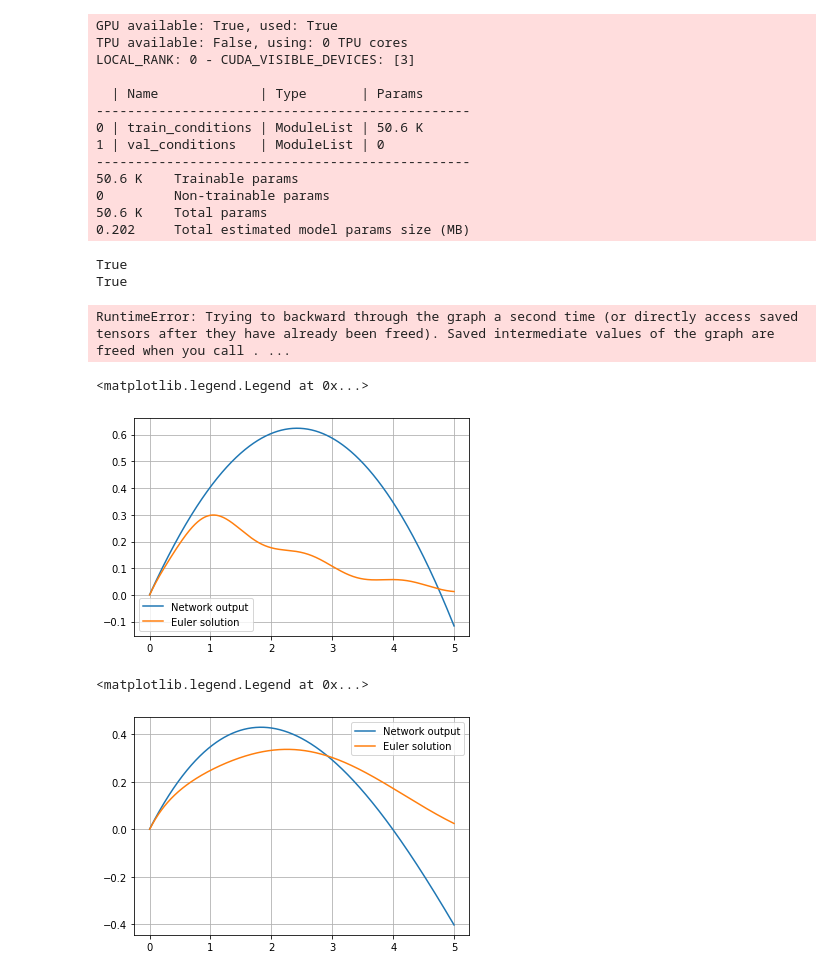
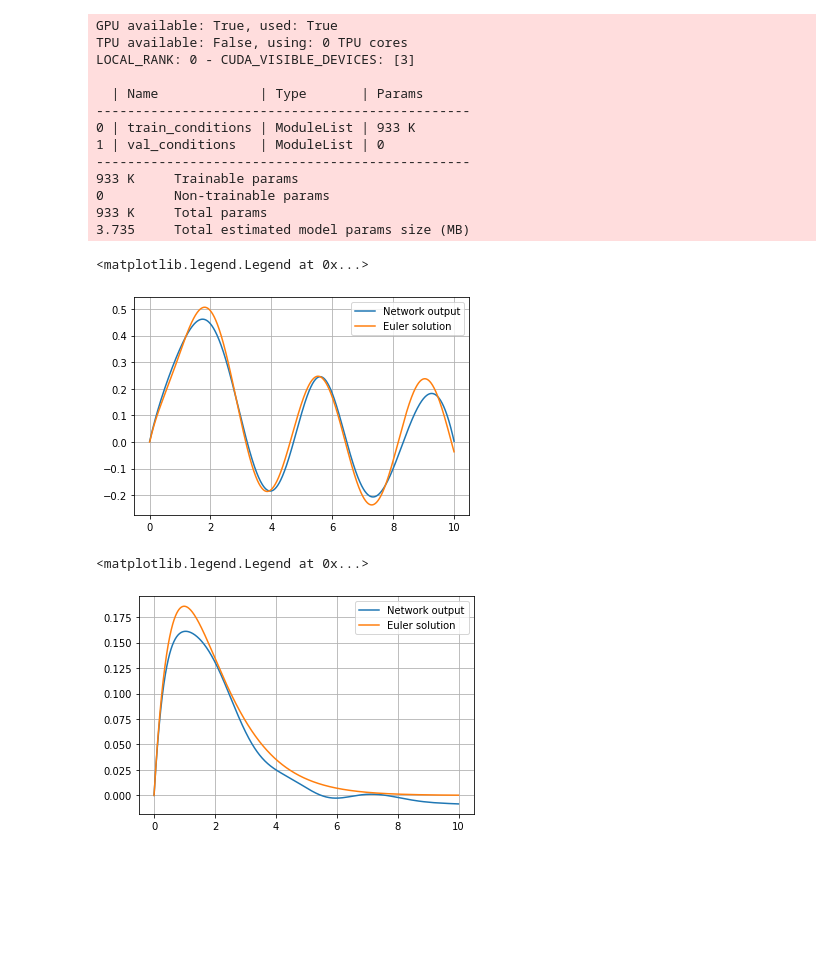
Before and after one commit to boschresearch/torchphysics, a Jupyter notebook: examples/deeponet/oscillator.ipynb, the cells around one changed output. Drawn from its saved outputs; the diff is of its cells as text; code cells hidden in the pictures; blank space fills up the shorter version.

Commit message:
add general 1D convolutional branchnet
Signed-off-by: Tom Freudenberg <tomfre@uni-bremen.de>

```diff
--- a/examples/deeponet/oscillator.ipynb
+++ b/examples/deeponet/oscillator.ipynb
@@ -7,7 +7,7 @@ import pytorch_lightning as pl
 # %%
 # Problem params:
 x0 = [0.0, 0.5] # inital position/speed
-t_end = 5 # sec
+t_end = 10 # sec
 D = 1
 omega_0 = 1
 mu = 0.75
@@ -19,10 +19,10 @@ K2 = tp.spaces.R1('k2') # parameter
 F = tp.spaces.R1('f') # function output space name
 # Domains
 A_t = tp.domains.Interval(T, 0.0, t_end)
-K_int = tp.domains.Interval(K1, 0, 3)
-K_int2 = tp.domains.Interval(K2, 0, 2)
-#Sampler
-inner_sampler = tp.samplers.RandomUniformSampler(A_t, n_points = 4000)
+K_int = tp.domains.Interval(K1, 0, 2)
+K_int2 = tp.domains.Interval(K2, 5, 10)
+#Sampler (for inner sampler add the left boundary, else delta right-hand side can't be learned)
+inner_sampler = tp.samplers.RandomUniformSampler(A_t, n_points = 4000) + tp.samplers.GridSampler(A_t.boundary_left, n_points = 1).make_static()
 initial_u_sampler = tp.samplers.GridSampler(A_t.boundary_left, n_points = 1).make_static()
 initial_v_sampler = tp.samplers.GridSampler(A_t.boundary_left, n_points = 1).make_static()
 # %%
@@ -38,4 +43,17 @@ Fn_set = tp.domains.CustomFunctionSet(Fn_space, param_sampler, f1)
 # %%
+# custom convolution that should be used for the branch,
+# can also apply some pooling, or something else, if needed.
+# Just the output dimension and input of the linear layers has to fit
+class ConvolutionLayers(torch.nn.Module):
+    def __init__(self):
+        super().__init__()
+        self.conv1 = torch.nn.Conv1d(1, 1, 51, padding=25)
+        self.activation = torch.nn.Tanh()
+
+    def forward(self, x):
+        return self.activation(self.conv1(x))
+
+# custom activation, from old notebook
 class DampedSine(torch.nn.Module):
     def __init__(self):
         super().__init__()
@@ -46,15 +64,13 @@ class DampedSine(torch.nn.Module):
         return torch.exp(-alpha * Tensor) * torch.sin(Tensor)
 
 # Model
-dis_sampler =  tp.samplers.GridSampler(A_t, n_points = 200).make_static()
-trunk_net = tp.models.FCTrunkNet(T, U, hidden=(50, 50), output_neurons=50,
+dis_sampler = (tp.samplers.GridSampler(A_t.boundary_left, n_points = 1)
+                + tp.samplers.GridSampler(A_t, n_points = 800)).make_static()
+trunk_net = tp.models.FCTrunkNet(T, U, hidden=(50, 50), output_neurons=80,
                                  xavier_gains=[3/5, 3/5, 0.0])
-normalization_net = tp.models.NormalizationLayer(A_t)
-branch_net = tp.models.FCBranchNet(Fn_space, U, output_neurons=50,
-                                   hidden=(100, 100, 100),
-                                   discretization_sampler=dis_sampler)
-#branch_net = tp.models.Conv1DBranchNet(Fn_space, U, output_neurons=100,
-#                                       hidden=(600, 500, 250), discretization_sampler=dis_sampler)
+branch_net = tp.models.ConvBranchNet1D(Fn_space, U, output_neurons=80,
+                                       convolutional_network=ConvolutionLayers(),
+                                       hidden=(600, 500, 250), discretization_sampler=dis_sampler)
 model = tp.models.DeepONet(trunk_net, branch_net)
 # %%
 def u_constrain(u, t):
@@ -123,15 +136,19 @@ True
 # %%
-optim = tp.OptimizerSetting(optimizer_class=torch.optim.LBFGS, lr=0.5,
+optim = tp.OptimizerSetting(optimizer_class=torch.optim.LBFGS, lr=0.2,
                             optimizer_args={'max_iter':2, 'history_size': 100})
 
 # here now use grid points:
-ode_cond.input_sampler = tp.samplers.GridSampler(A_t, n_points=1000).make_static()
-Fn_set.parameter_sampler = tp.samplers.RandomUniformSampler(K_int*K_int2, n_points=20).make_static()
+ode_cond.input_sampler = tp.samplers.GridSampler(A_t, n_points=4000).make_static()
+# also fix parameters for input functions and take some more:
+Fn_set_1.parameter_sampler.n_points = 120
+Fn_set_1.parameter_sampler = Fn_set_1.parameter_sampler.make_static()
+Fn_set_2.parameter_sampler.n_points = 80
+Fn_set_2.parameter_sampler = Fn_set_2.parameter_sampler.make_static()
 
 solver = tp.solver.Solver(train_conditions=[ode_cond], optimizer_setting=optim)
 
 trainer = pl.Trainer(gpus=1,
-                     max_steps=100,
+                     max_steps=1500,
                      logger=False,
                      benchmark=True,
                      checkpoint_callback=False)
@@ -144,60 +161,59 @@ LOCAL_RANK: 0 - CUDA_VISIBLE_DEVICES: [3]
 
   | Name             | Type       | Params
 ------------------------------------------------
-0 | train_conditions | ModuleList | 50.6 K
+0 | train_conditions | ModuleList | 933 K
 1 | val_conditions   | ModuleList | 0
 ------------------------------------------------
-50.6 K    Trainable params
+933 K     Trainable params
 0         Non-trainable params
-50.6 K    Total params
-0.202     Total estimated model params size (MB)
+933 K     Total params
+3.735     Total estimated model params size (MB)
-True
-True
-RuntimeError: Trying to backward through the graph a second time (or directly access saved tensors after they have already been freed). Saved intermediate values of the graph are freed when you call . ...
 # %%
 import matplotlib.pyplot as plt
 
-k0 = 4
+k0 = 1.8
 def f(t):
-    return torch.sin(k0*t) / (t+1)
+    a = torch.sin(k0*t)
+    return a.unsqueeze(0)
 
 
 model.fix_branch_input(f)
 grid_sampler = tp.samplers.GridSampler(A_t, 2000)
 grid_points = grid_sampler.sample_points()
 out = u_constrain(model(grid_points).as_tensor.detach()[0], grid_points.as_tensor)
 # euler:
 grid_p = grid_points.as_tensor
-dis_f = f(grid_p)
+dis_f = f(grid_p).squeeze(0)
 delta_t = grid_p[1] - grid_p[0]
 u, v = torch.zeros_like(dis_f), torch.zeros_like(dis_f)
 u[0] = x0[0]
 v[0] = x0[1]
 for i in range(len(u)-1):
     v[i+1] = v[i] + delta_t * (dis_f[i] - 2*D*v[i] - omega_0**2*(u[i] + mu * u[i]**3))
     u[i+1] = u[i] + delta_t * v[i]
 plt.plot(grid_p, out)
 plt.plot(grid_p, u)
 plt.grid()
 plt.legend(['Network output', 'Euler solution'])
 # %% [output]
 <matplotlib.legend.Legend at 0x...>
-[figure, old version]
+[figure, new version]
 # %%
 import matplotlib.pyplot as plt
 
-k0 = 1
+k0 = 5.0
 def f(t):
-    return torch.sin(k0*t) / (t+1)
+    a = k0 * torch.isclose(t, torch.tensor(0.0))
+    return a.unsqueeze(0)
 
 
 model.fix_branch_input(f)
-grid_sampler = tp.samplers.GridSampler(A_t, 2000)
+grid_sampler = tp.samplers.GridSampler(A_t.boundary_left, 1) + tp.samplers.GridSampler(A_t, 2000)
 grid_points = grid_sampler.sample_points()
 out = u_constrain(model(grid_points).as_tensor.detach()[0], grid_points.as_tensor)
 # euler:
 grid_p = grid_points.as_tensor
-dis_f = f(grid_p)
+dis_f = f(grid_p).squeeze(0)
 delta_t = grid_p[1] - grid_p[0]
 u, v = torch.zeros_like(dis_f), torch.zeros_like(dis_f)
 u[0] = x0[0]
@@ -211,4 +227,4 @@ plt.grid()
 plt.legend(['Network output', 'Euler solution'])
 # %% [output]
 <matplotlib.legend.Legend at 0x...>
-[figure, old version]
+[figure, new version]
```
Also changed, not shown: parts of 5 cells of this notebook, 3 other files.
